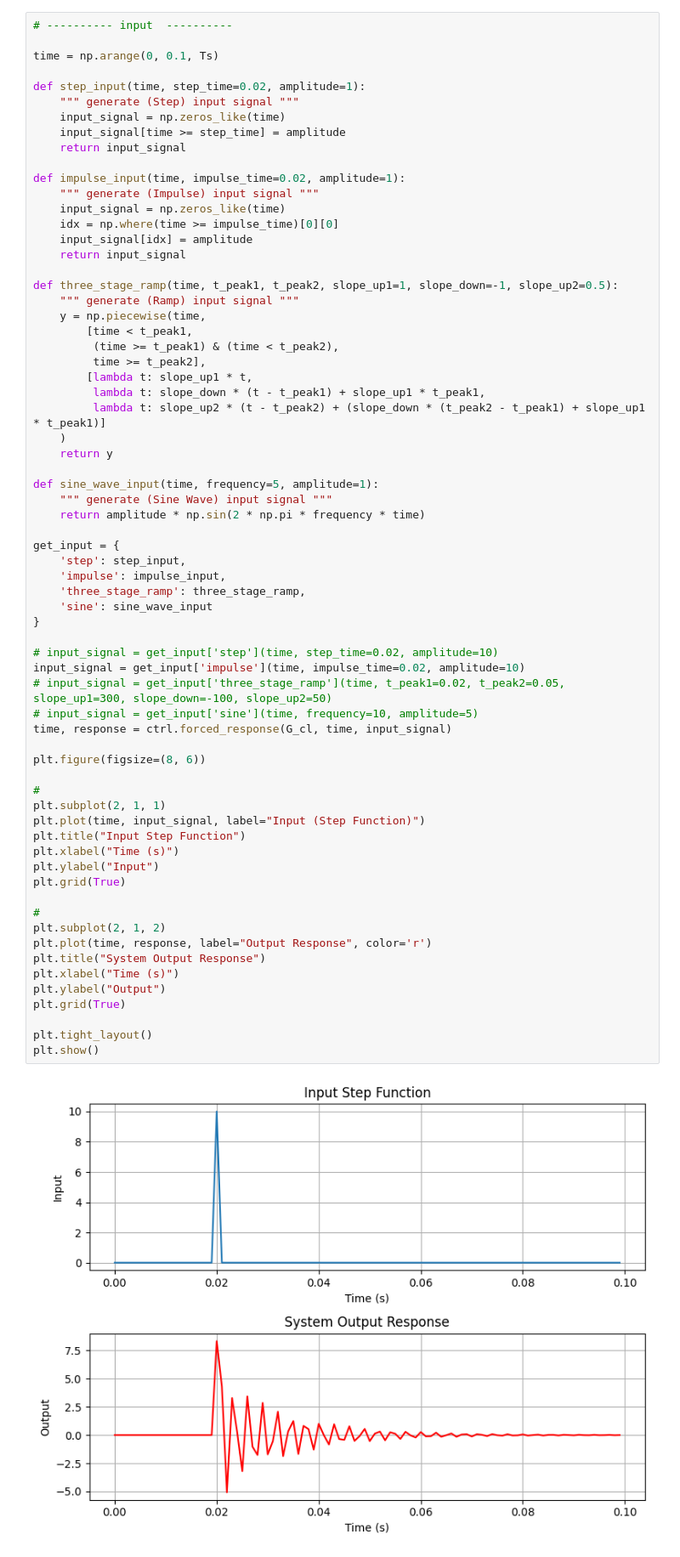
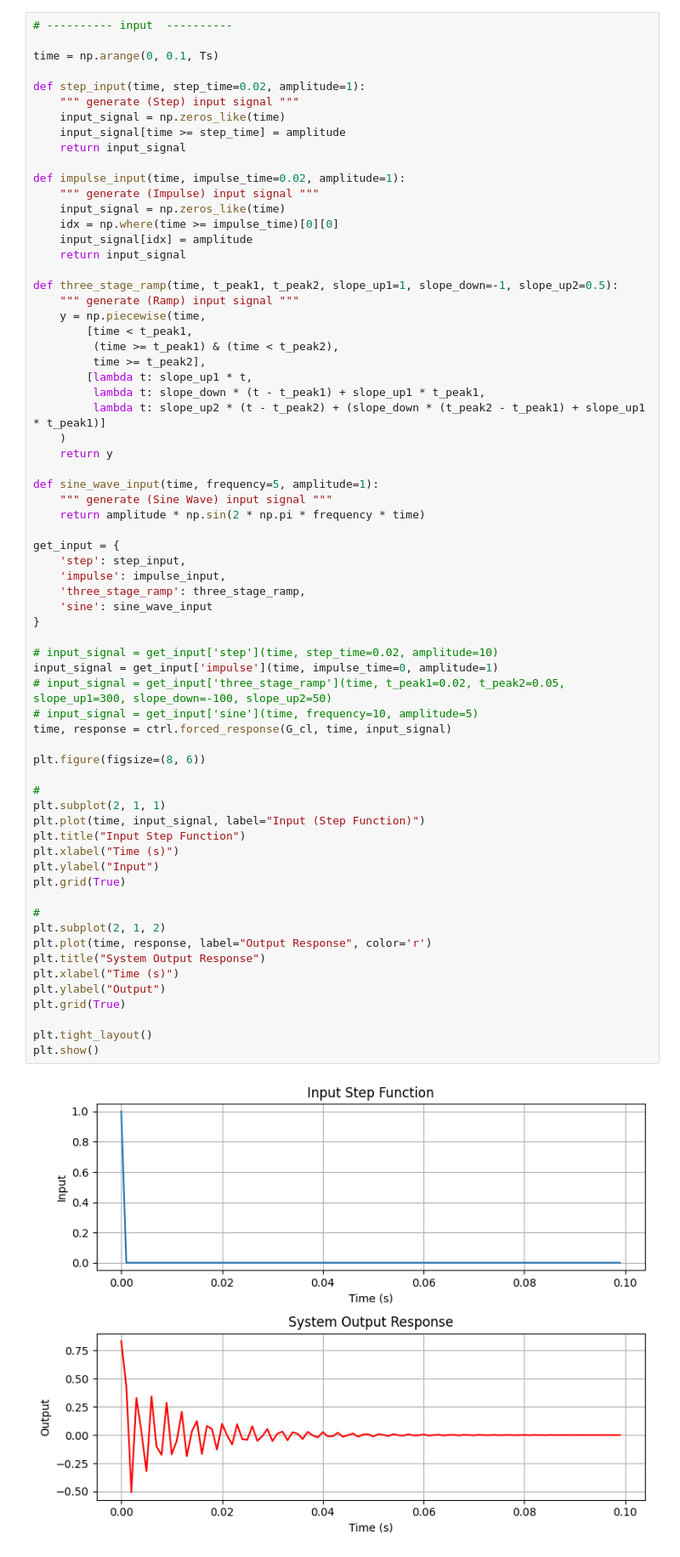
Before and after one commit to lintin528/motor_simulation, a Jupyter notebook: data_generate.ipynb, the cells around one changed output. Shown at 85% size. Cells and saved outputs as stored; diff of their text form.

```diff
--- a/data_generate.ipynb
+++ b/data_generate.ipynb
@@ -166,32 +166,32 @@ get_input = {
     'three_stage_ramp': three_stage_ramp,
     'sine': sine_wave_input
 }
 
 # input_signal = get_input['step'](time, step_time=0.02, amplitude=10)
-input_signal = get_input['impulse'](time, impulse_time=0.02, amplitude=10)
+input_signal = get_input['impulse'](time, impulse_time=0, amplitude=1)
 # input_signal = get_input['three_stage_ramp'](time, t_peak1=0.02, t_peak2=0.05, slope_up1=300, slope_down=-100, slope_up2=50)
 # input_signal = get_input['sine'](time, frequency=10, amplitude=5)
 time, response = ctrl.forced_response(G_cl, time, input_signal)
 
 plt.figure(figsize=(8, 6))
 
 #
 plt.subplot(2, 1, 1)
 plt.plot(time, input_signal, label="Input (Step Function)")
 plt.title("Input Step Function")
 plt.xlabel("Time (s)")
 plt.ylabel("Input")
 plt.grid(True)
 
 #
 plt.subplot(2, 1, 2)
 plt.plot(time, response, label="Output Response", color='r')
 plt.title("System Output Response")
 plt.xlabel("Time (s)")
 plt.ylabel("Output")
 plt.grid(True)
 
 plt.tight_layout()
 plt.show()
 # %% [output]
-[figure, old version]
+[figure, new version]
```
Also changed, not shown: parts of 1 cell of this notebook, 1 other file.
